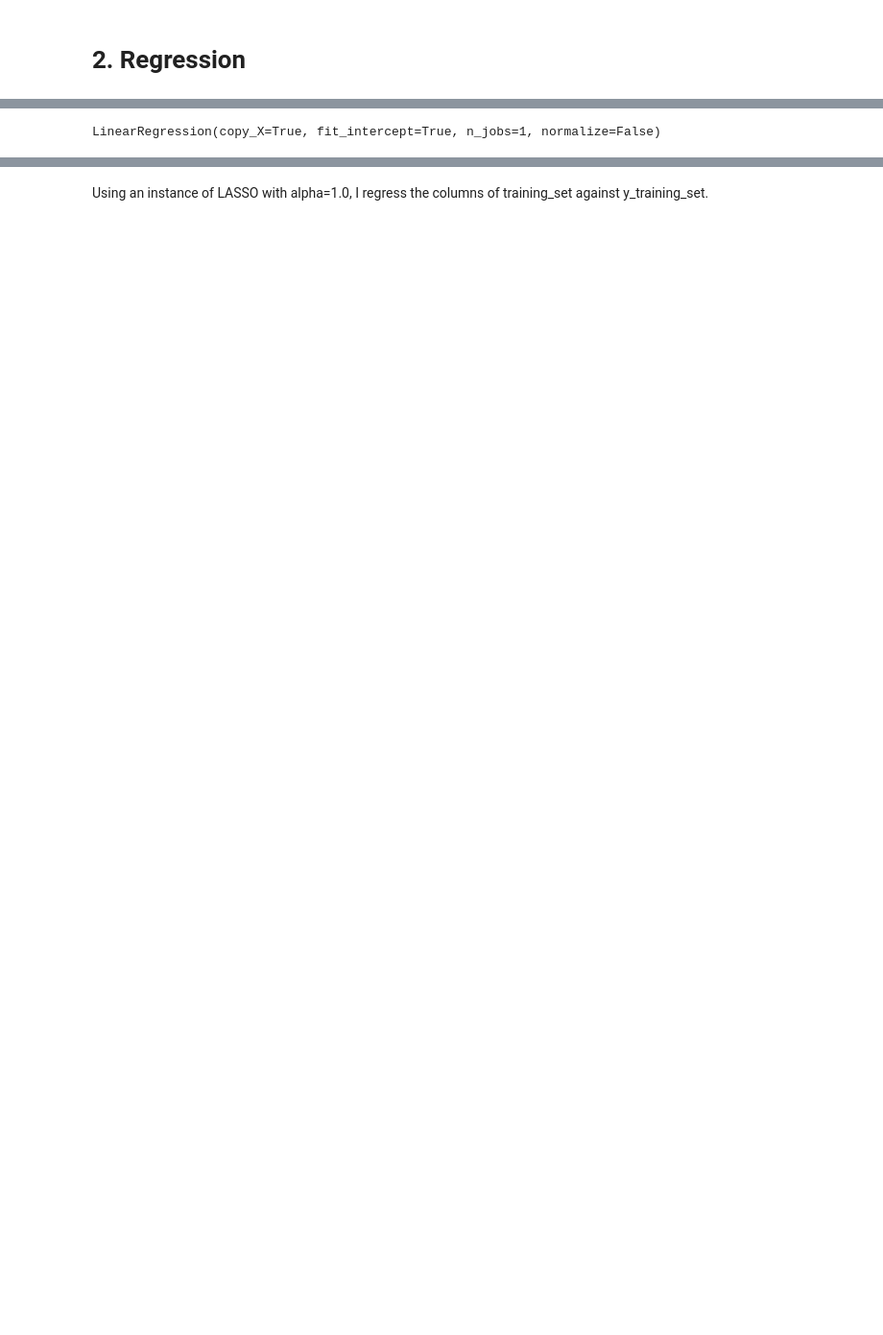
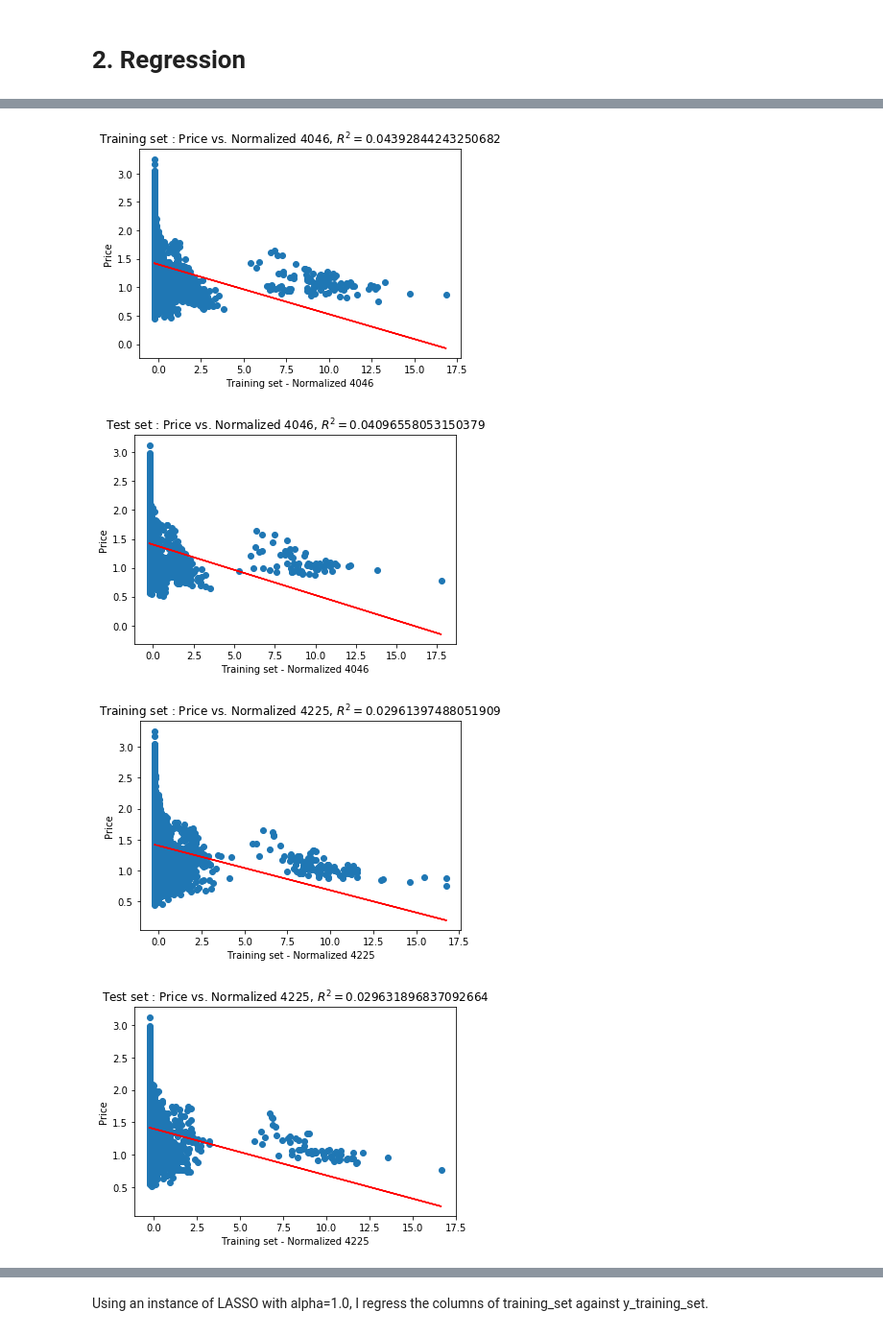
Before and after one commit to aarcher07/sklearn-Workshop-NU18, a Jupyter notebook: sklearn_workshop_NU2018_with_answers.ipynb, the cells around one changed output, grey strips where cells are left out. Shown at 96% size. Saved outputs shown, nothing was run; the diff lists cells and outputs as text; code cells hidden in the pictures; blank space fills up the shorter version.

Commit message:
Modified Preprocessing and Regression sections

```diff
--- a/sklearn_workshop_NU2018_with_answers.ipynb
+++ b/sklearn_workshop_NU2018_with_answers.ipynb
@@ -238,6 +390,32 @@ Using an instance of LinearRegression, I regress the columns of training_set aga
-# %%
-from sklearn.linear_model import LinearRegression
-lr = LinearRegression()
-lr.fit(training_set,y_training_set)
-# %% [output]
-LinearRegression(copy_X=True, fit_intercept=True, n_jobs=1, normalize=False)
+# %%
+from sklearn.linear_model import LinearRegression
+lr = LinearRegression()
+column_names = avocado_explanatory_variables.columns.values
+
+for label in column_names:
+    x_training = training_set.loc[:,label].values.reshape(-1,1)
+    x_test = test_set.loc[:,label].values.reshape(-1,1)
+    lr.fit(x_training,y_training_set)
+    m = lr.coef_
+    b = lr.intercept_
+
+    plt.scatter(x_training,y_training_set.values)
+    plt.plot(x_training, b + m * x_training, 'r-')
+    plt.xlabel('Training set - Normalized ' + label)
+    plt.ylabel('Price')
+    plt.title('Training set : Price vs. Normalized '+ label + ', $R^2=$'
+              +str(lr.score(x_training,y_training_set)))
+    plt.show()
+
+    plt.scatter(x_test,y_test_set.values)
+    plt.plot(x_test, b + m * x_test, 'r-')
+    plt.xlabel('Training set - Normalized ' + label)
+    plt.ylabel('Price')
+    plt.title('Test set : Price vs. Normalized '+ label + ', $R^2=$'
+              +str(lr.score(x_test,y_test_set)))
+    plt.show()
+# %% [output]
+[figure, added]
+[figure, added]
+[figure, added]
+[figure, added]
```
Also changed, not shown: parts of 98 cells of this notebook.
